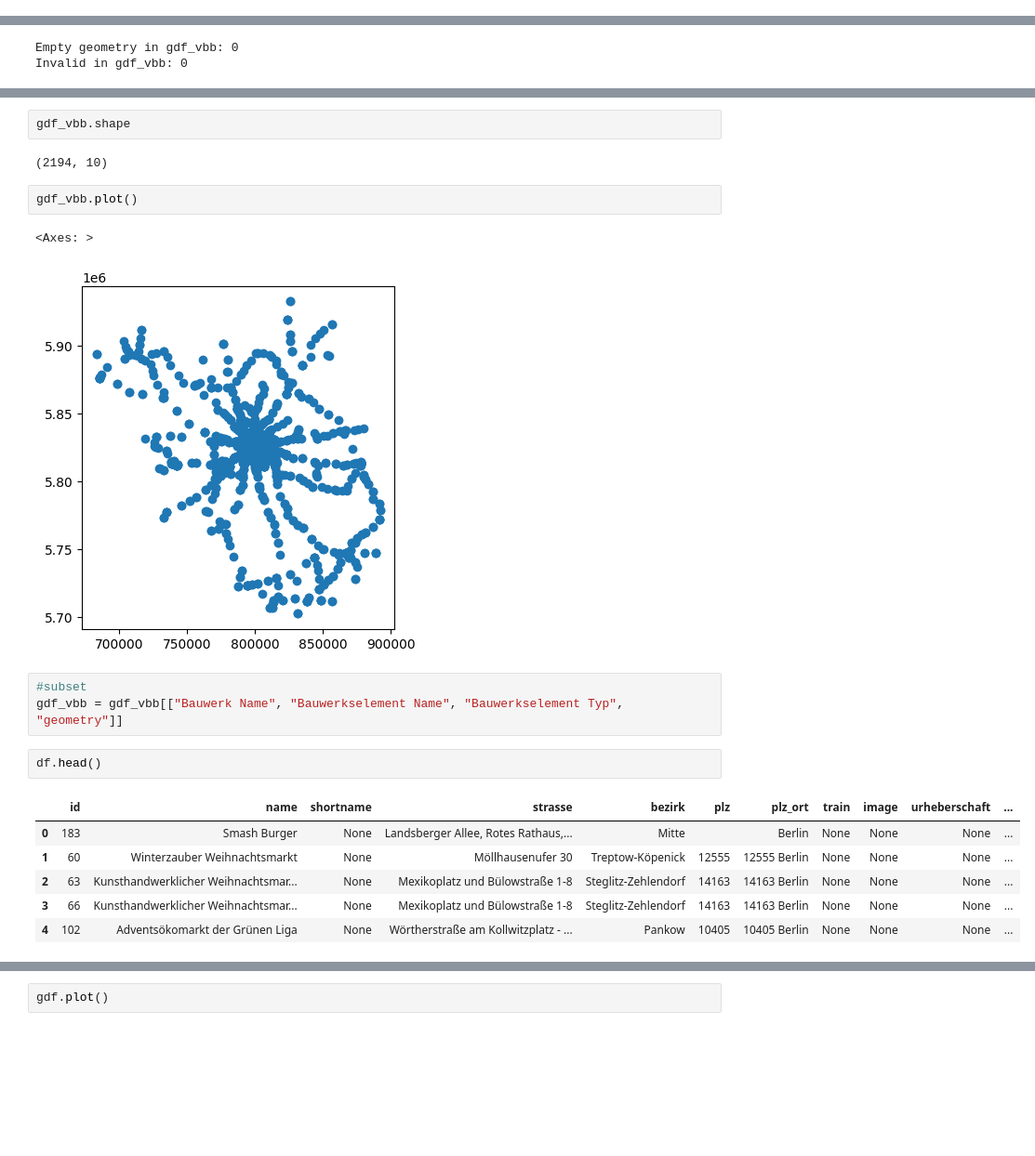
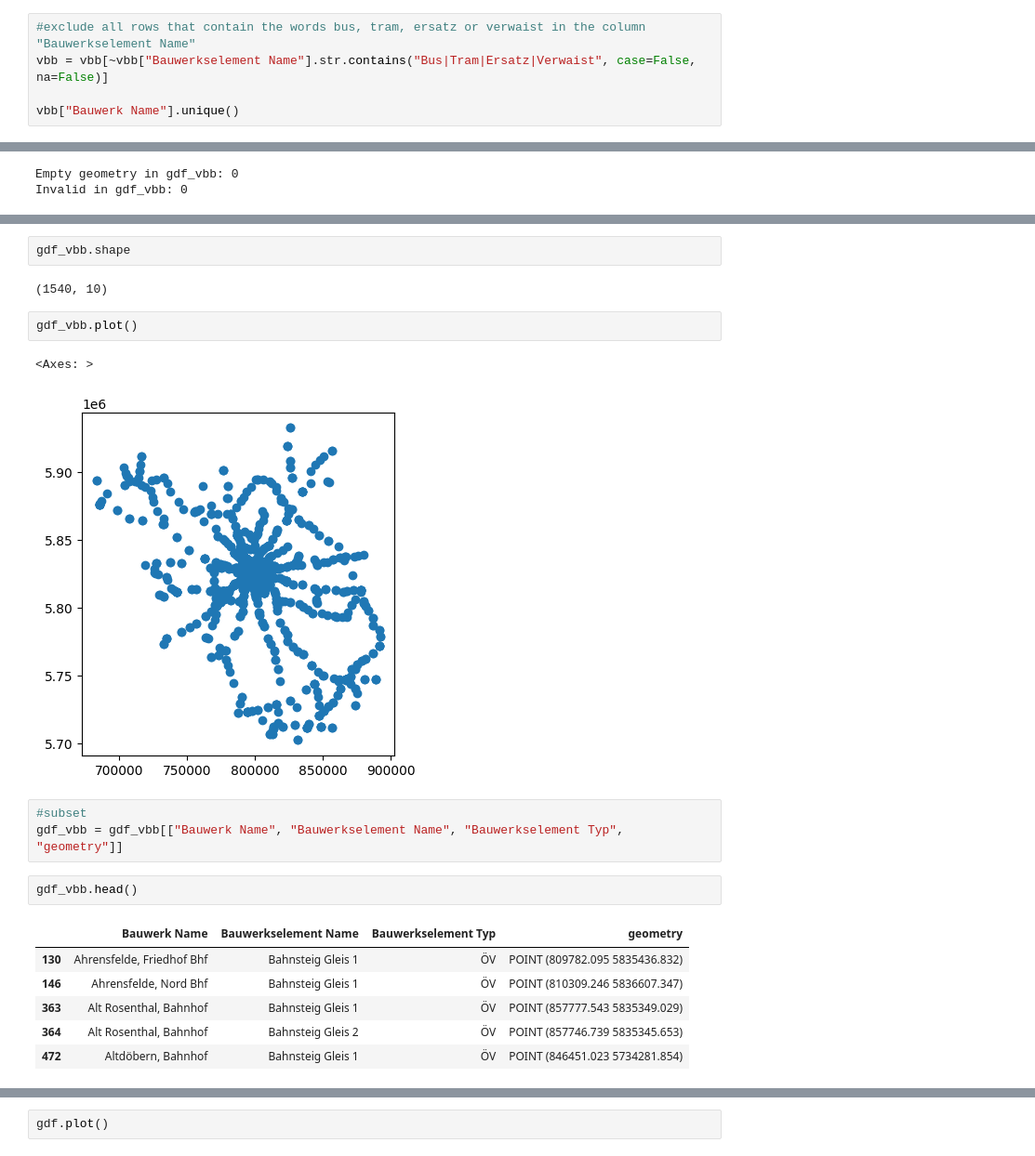
Before and after one commit to technologiestiftung/weihnachtsmarktkarte, a Jupyter notebook: data_processing/markets_2024.ipynb, the cells around one changed output, grey strips where cells are left out. Shown at 93% size. Saved outputs shown, nothing was run; the diff lists cells and outputs as text; blank space fills up the shorter version.

Commit message:
update data processing: location, train info, dtypes

```diff
--- a/data_processing/markets_2024.ipynb
+++ b/data_processing/markets_2024.ipynb
@@ -636,0 +574,5 @@ vbb
+# %%
+#exclude all rows that contain the words bus, tram, ersatz or verwaist in the column "Bauwerkselement Name"
+vbb = vbb[~vbb["Bauwerkselement Name"].str.contains("Bus|Tram|Ersatz|Verwaist", case=False, na=False)]
+
+vbb["Bauwerk Name"].unique()
@@ -696,24 +640,24 @@ gdf_vbb.head()
 # %%
 gdf_vbb.shape
 # %% [output]
-(2194, 10)
+(1540, 10)
 # %%
 gdf_vbb.plot()
 # %% [output]
 <Axes: >
-[figure, old version]
+[figure, new version]
 # %%
 #subset
 gdf_vbb = gdf_vbb[["Bauwerk Name", "Bauwerkselement Name", "Bauwerkselement Typ", "geometry"]]
 # %%
-df.head()
+gdf_vbb.head()
 # %% [output]
-|  | id | name | shortname | strasse | bezirk | plz | plz_ort | train | image | urheberschaft | ... |
-| 0 | 183 | Smash Burger | None | Landsberger Allee, Rotes Rathaus,... | Mitte |  | Berlin | None | None | None | ... |
-| 1 | 60 | Winterzauber Weihnachtsmarkt | None | Möllhausenufer 30 | Treptow-Köpenick | 12555 | 12555 Berlin | None | None | None | ... |
-| 2 | 63 | Kunsthandwerklicher Weihnachtsmar... | None | Mexikoplatz und Bülowstraße 1-8 | Steglitz-Zehlendorf | 14163 | 14163 Berlin | None | None | None | ... |
-| 3 | 66 | Kunsthandwerklicher Weihnachtsmar... | None | Mexikoplatz und Bülowstraße 1-8 | Steglitz-Zehlendorf | 14163 | 14163 Berlin | None | None | None | ... |
-| 4 | 102 | Adventsökomarkt der Grünen Liga | None | Wörtherstraße am Kollwitzplatz - ... | Pankow | 10405 | 10405 Berlin | None | None | None | ... |
+|  | Bauwerk Name | Bauwerkselement Name | Bauwerkselement Typ | geometry |
+| 130 | Ahrensfelde, Friedhof Bhf | Bahnsteig Gleis 1 | ÖV | POINT (809782.095 5835436.832) |
+| 146 | Ahrensfelde, Nord Bhf | Bahnsteig Gleis 1 | ÖV | POINT (810309.246 5836607.347) |
+| 363 | Alt Rosenthal, Bahnhof | Bahnsteig Gleis 1 | ÖV | POINT (857777.543 5835349.029) |
+| 364 | Alt Rosenthal, Bahnhof | Bahnsteig Gleis 2 | ÖV | POINT (857746.739 5835345.653) |
+| 472 | Altdöbern, Bahnhof | Bahnsteig Gleis 1 | ÖV | POINT (846451.023 5734281.854) |
 # %%
 
 """
```
Also changed, not shown: parts of 36 cells of this notebook, 6 other files.
